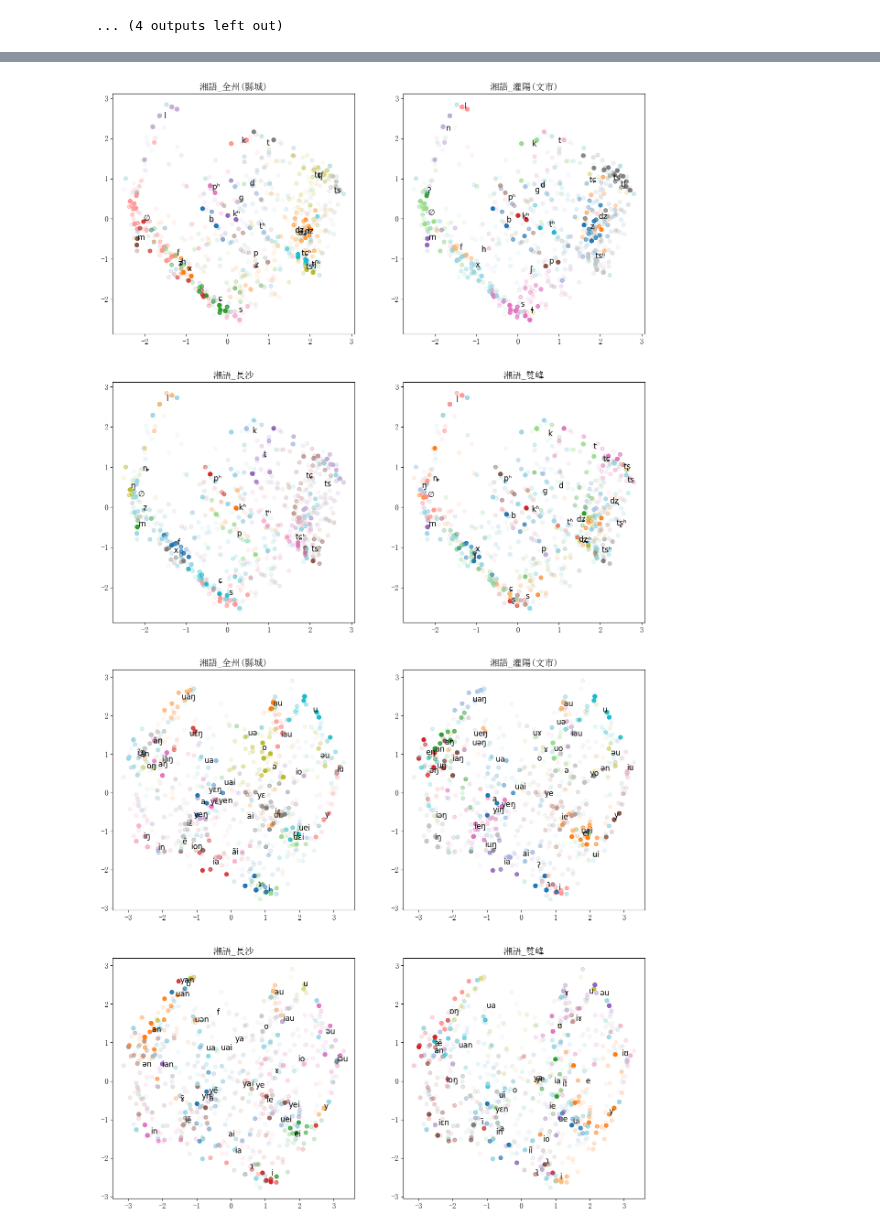
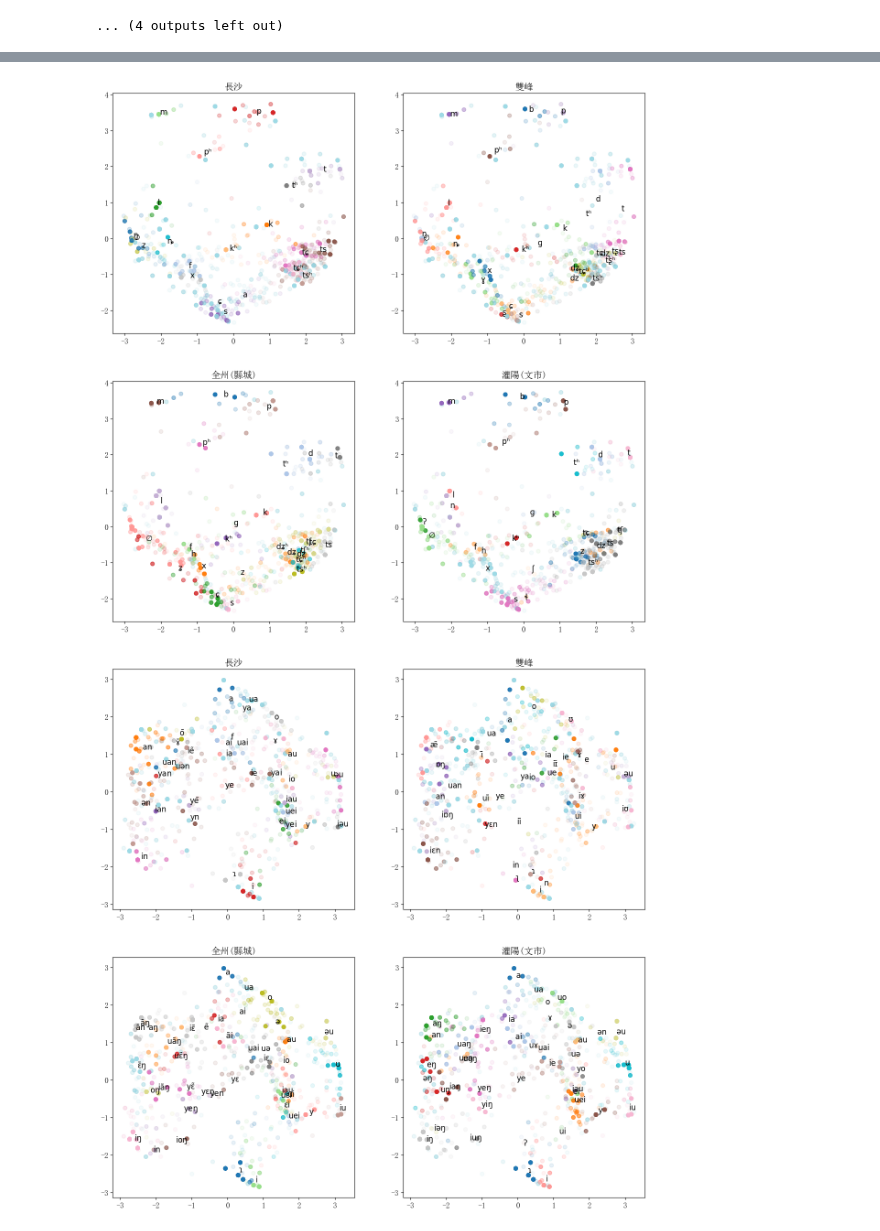
Before and after one commit to lernanto/sincomp, a Jupyter notebook: notebooks/encode.ipynb, the cells around one changed output, grey strips where cells are left out. Cells and saved outputs as stored; diff of their text form; code cells hidden in the pictures.

```diff
--- a/notebooks/encode.ipynb
+++ b/notebooks/encode.ipynb
@@ -18,17 +16,21 @@ from sinetym import models
 # %%
 np.random.seed(31415926)
 # %%
-path = os.path.join('..', 'data', 'xiaoxue', 'csv')
-data = xiaoxue.expand_polyphone(sinetym.datasets.transform_data(
-    xiaoxue.load_data(os.path.join(path, 'dialect'), '湘語')[[
-        'lid',
-        'cid',
-        'initial',
-        'final',
-        'tone'
-    ]],
-    index='cid'
-)).replace('', pd.NA).dropna(how='all')
+prefix = r'C:\Users\lerna\git\xiaoxuetang\data\csv'
+
+location = sinetym.datasets.xiaoxuetang.load_location(os.path.join(prefix, 'dialect.csv'))
+
+data = sinetym.datasets.load_data(
+    os.path.join(prefix, 'dialects'),
+    *location[location['方言'] == '湘語'].index
+)
+
+char = data[['cid', 'character']].drop_duplicates('cid').set_index('cid').sort_index()
+data = sinetym.datasets.transform_data(
+    data[['lid', 'cid', 'initial', 'final', 'tone']],
+    index='cid',
+    agg='first'
+).replace('', pd.NA).dropna(how='all')
 
 data = data.swaplevel(axis=1).reindex(columns=pd.MultiIndex.from_product((
     ['initial', 'final', 'tone'],
@@ -57,8 +59,8 @@ WARNING:root:調類 音朋 ->  1
 # %%
 emb_size = 10
-encoder = models.AutoEncoder(sum(len(t.categories) for t in data.dtypes), emb_size)
+encoder = sinetym.models.AutoEncoder(sum(len(t.categories) for t in data.dtypes), emb_size)
 
-prefix = os.path.join('..', 'tensorboard', '202212162216')
+prefix = os.path.join('..', 'tensorboard', '202212311703')
 tf.train.Checkpoint(embedding=encoder.embedding).restore(os.path.join(prefix, 'checkpoints', 'ckpt-9'))
 
 initial_embedding = tf.Variable(tf.zeros((data.shape[0], emb_size)))
@@ -107,7 +109,7 @@ plt.scatter(pc[:, 0], pc[:, 1], color='gray', alpha=0.1)
 limits = np.cumsum([0] + [len(t.categories) for t in data.dtypes])
 bases = limits[:-1]
 for i, col in enumerate(data.loc[:, 'initial'].columns):
-    plt.scatter(emb_pc[limits[i]:limits[i + 1], 0], emb_pc[limits[i]:limits[i + 1], 1], label=col)
+    plt.scatter(emb_pc[limits[i]:limits[i + 1], 0], emb_pc[limits[i]:limits[i + 1], 1], label=location.loc[col, '方言點'])
     for j, c in enumerate(data.dtypes['initial'][i].categories):
         plt.annotate(r'$\mathrm{{{}}}$'.format(c), xy=(emb_pc[bases[i] + j, 0], emb_pc[bases[i] + j, 1]))
 
@@ -124,7 +126,11 @@ for i, name in enumerate(('initial', 'final', 'tone')):
     fig = plt.figure(figsize=(15, 15))
 
     for j, col in enumerate(data.loc[:, name].columns):
-        plt.scatter(emb_tsne[limits[i * 4 + j]:limits[i * 4 + j + 1], 0], emb_tsne[limits[i * 4 + j]:limits[i * 4 + j + 1], 1], label=col)
+        plt.scatter(
+            emb_tsne[limits[i * 4 + j]:limits[i * 4 + j + 1], 0],
+            emb_tsne[limits[i * 4 + j]:limits[i * 4 + j + 1], 1],
+            label=location.loc[col, '方言點']
+        )
         for k, c in enumerate(data.dtypes[name, col].categories):
             plt.annotate(r'$\mathrm{{{}}}$'.format(c), xy=(emb_tsne[bases[i * 4 + j] + k, 0], emb_tsne[bases[i * 4 + j] + k, 1]))
 
@@ -136,27 +142,27 @@ for i, name in enumerate(('initial', 'final', 'tone')):
 # %%
 plt.rcParams['font.size'] = 12
 
 for name, emb in (('initial', initial_emb), ('final', final_emb), ('tone', tone_emb)):
     pc = PCA(2).fit_transform(emb)
 
     fig, ((ax1, ax2), (ax3, ax4)) = plt.subplots(2, 2, figsize=(15, 15))
     axes = (ax1, ax2, ax3, ax4)
 
     for i, col in enumerate(data.loc[:, name].columns):
-        axes[i].set_title(col)
+        axes[i].set_title(location.loc[col, '方言點'])
         axes[i].scatter(
             pc[:, 0],
             pc[:, 1],
             c=data.loc[:, (name, col)].cat.codes % 20,
             alpha=0.1,
             cmap='tab10' if len(data.dtypes[name, col].categories) <= 10 else 'tab20'
         )
 
         for c in data.dtypes[name, col].categories:
             points = pc[data.loc[:, (name, col)] == c]
             axes[i].annotate(r'$\mathrm{{{}}}$'.format(c), xy=(np.mean(points, axis=0)[0], np.mean(points, axis=0)[1]))
 
     fig.show()
 # %% [output]
-[figure, old version]
+[figure, new version]
-[figure, old version]
+[figure, new version]
```
Also changed, not shown: parts of 9 cells of this notebook, 1 other file.
